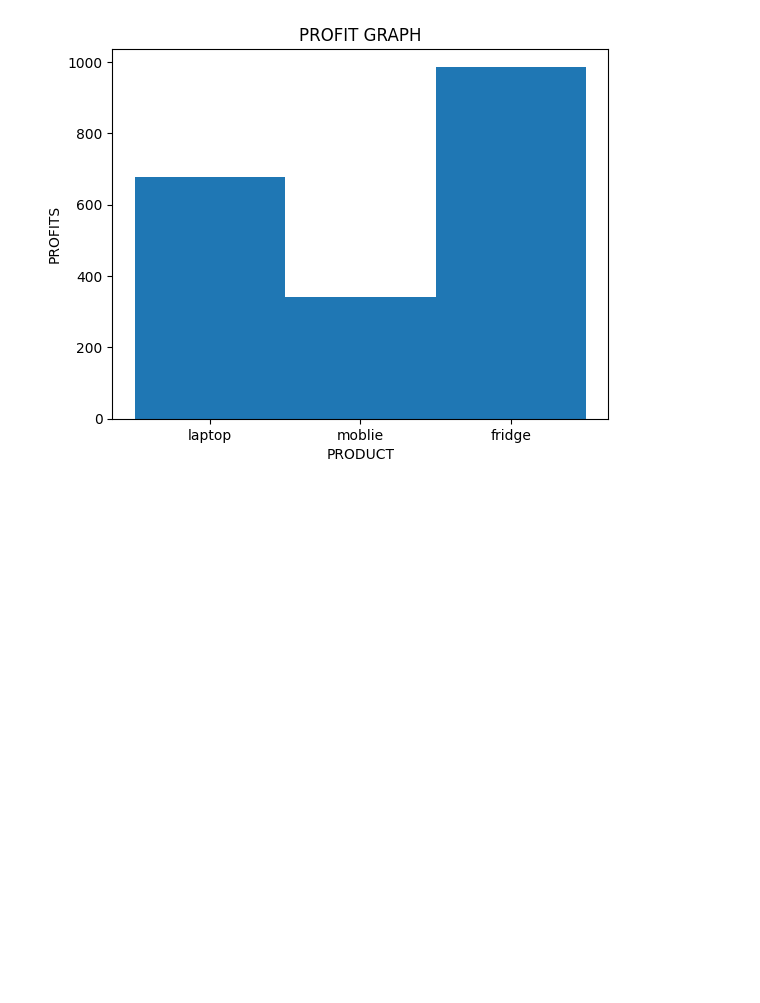
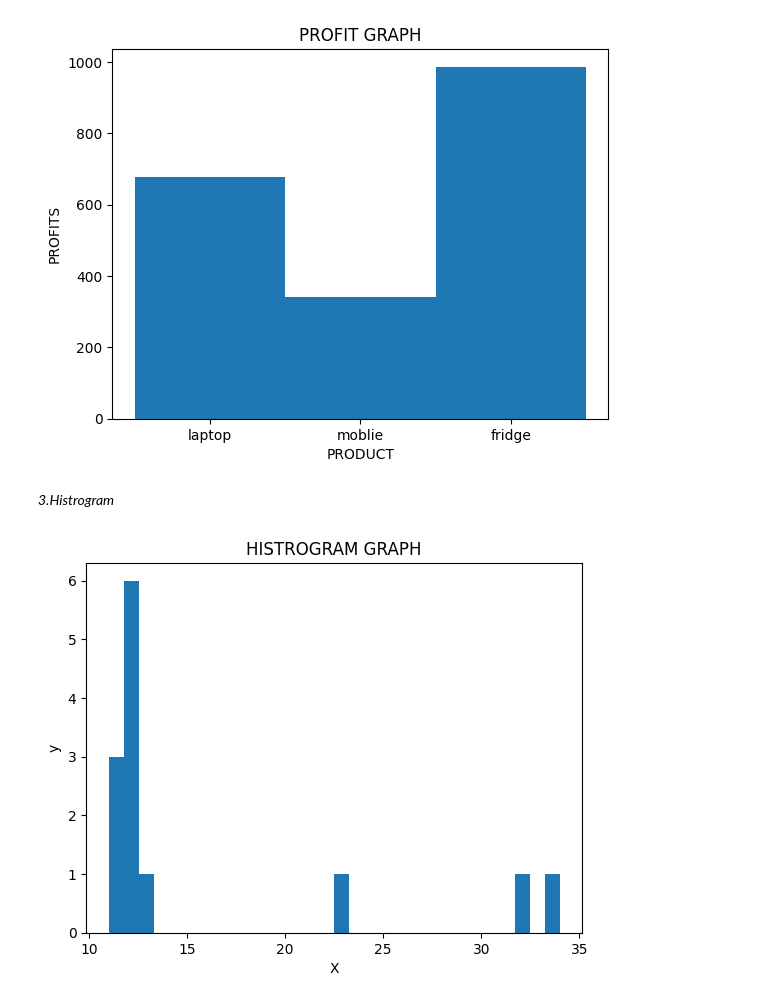
Before and after one commit to keerthimareedu3/keerthi, a Jupyter notebook: MATPLOTLIB.ipynb, the cells around one changed output. Saved outputs shown, nothing was run; the diff lists cells and outputs as text; code cells hidden in the pictures; blank space fills up the shorter version.

```diff
--- a/MATPLOTLIB.ipynb
+++ b/MATPLOTLIB.ipynb
@@ -109,3 +109,15 @@ plt.bar(products,profits,width=1)
 plt.show()
 # %% [output]
 [figure]
+# %% [markdown]
+*3.Histrogram*
+# %%
+import matplotlib.pyplot as plt
+values=[11,23,11,12,12,32,12,12,13,34,12,11,12]
+plt.xlabel("X")
+plt.ylabel("y")
+plt.title("HISTROGRAM GRAPH")
+plt.hist(values,bins=30)
+plt.show()
+# %% [output]
+[figure, added]
```
Also changed, not shown: parts of 1 cell of this notebook.
